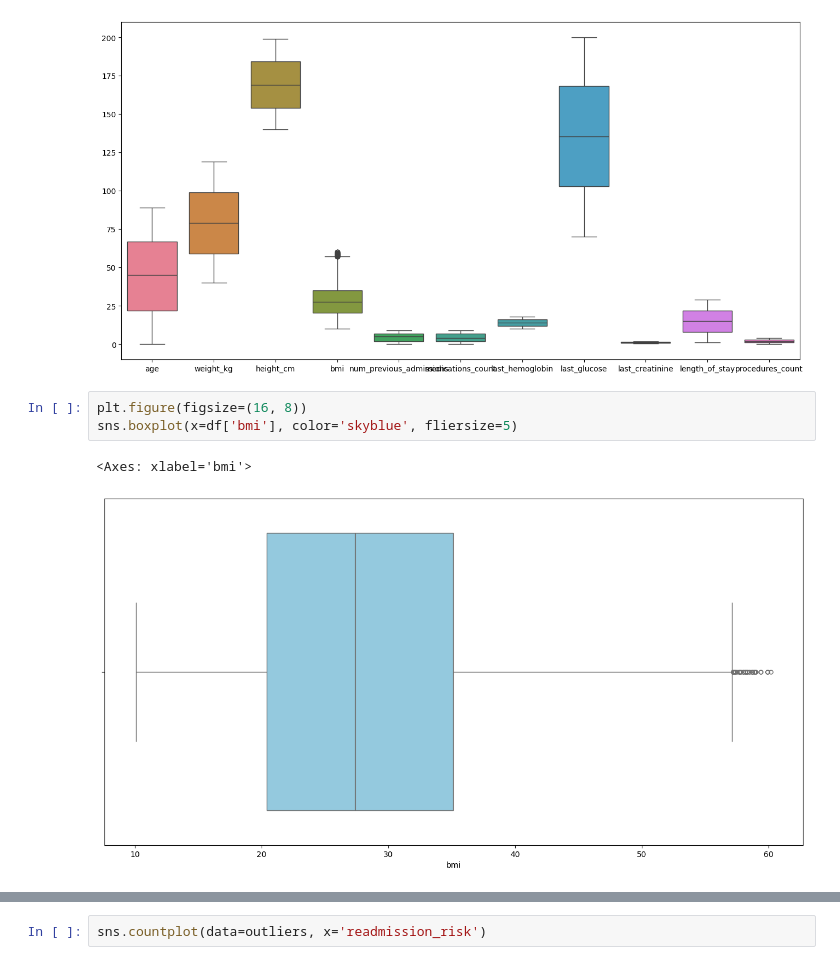
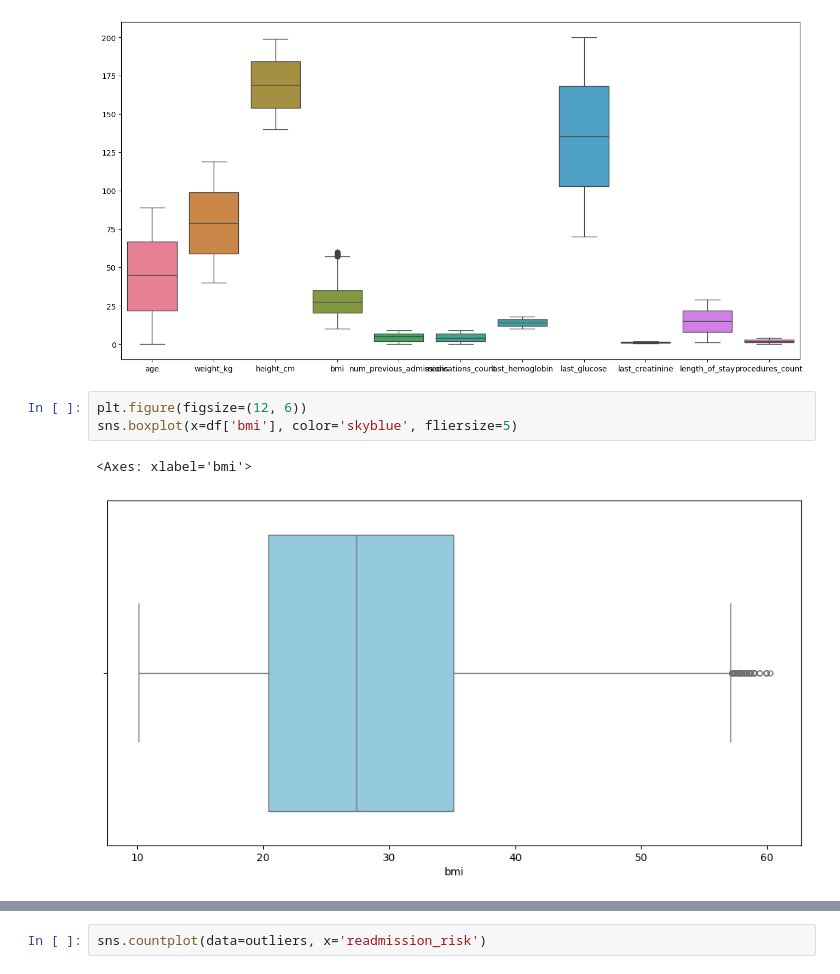
Before and after one commit to irinaradanovic/Hospital-Readmission-Risk-Prediction-ML-Classification-Project, a Jupyter notebook: hospital_readmission_risk.ipynb, the cells around one changed output, grey strips where cells are left out. Drawn from its saved outputs; the diff is of its cells as text.

```diff
--- a/hospital_readmission_risk.ipynb
+++ b/hospital_readmission_risk.ipynb
@@ -117,11 +139,11 @@ sns.boxplot(data=df[numerical_cols])
 <Axes: >
 [figure]
 # %%
-plt.figure(figsize=(16, 8))
+plt.figure(figsize=(12, 6))
 sns.boxplot(x=df['bmi'], color='skyblue', fliersize=5)
 # %% [output]
 <Axes: xlabel='bmi'>
-[figure, old version]
+[figure, new version]
 # %%
 Q1 = df['bmi'].quantile(0.25)
 Q3 = df['bmi'].quantile(0.75)
```
Also changed, not shown: parts of 28 cells of this notebook.
